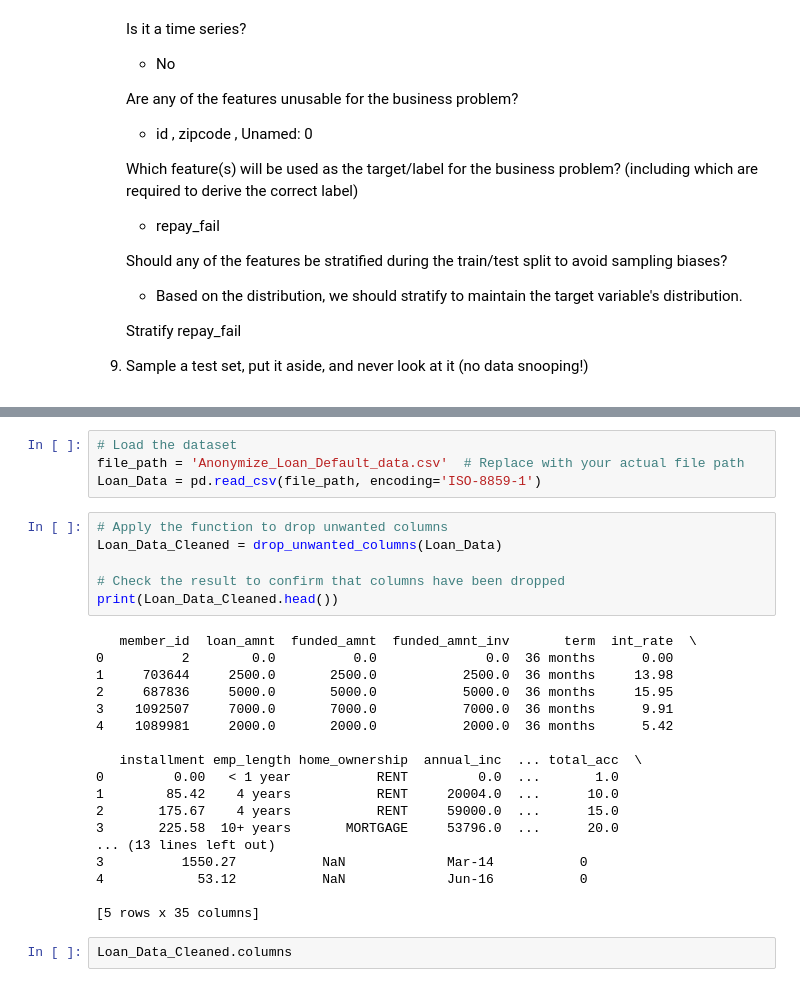
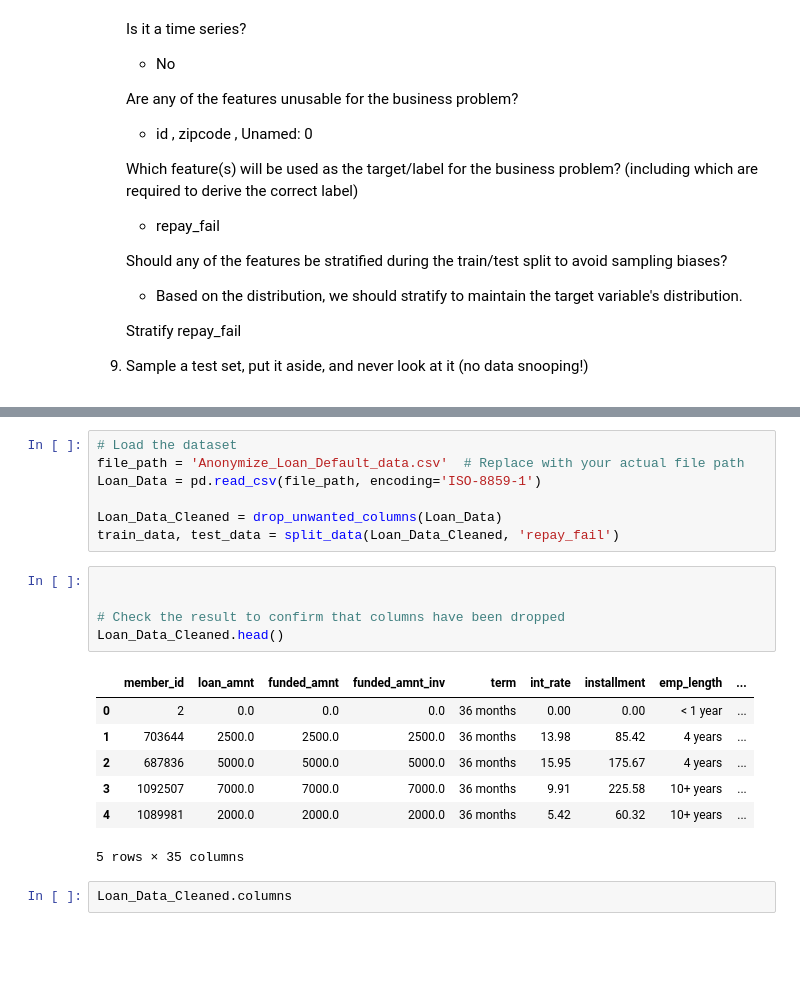
Before and after one commit to jyounes23/LoanDefaultPredictor, a Jupyter notebook: finalProject copy.ipynb, the cells around one changed output, grey strips where cells are left out. Saved outputs shown, nothing was run; the diff lists cells and outputs as text; blank space fills up the shorter version.

```diff
--- a/finalProject copy.ipynb
+++ b/finalProject copy.ipynb
@@ -112,30 +138,22 @@ def drop_unwanted_columns(dataframe):
 # Load the dataset
 file_path = 'Anonymize_Loan_Default_data.csv'  # Replace with your actual file path
 Loan_Data = pd.read_csv(file_path, encoding='ISO-8859-1')
+
+Loan_Data_Cleaned = drop_unwanted_columns(Loan_Data)
+train_data, test_data = split_data(Loan_Data_Cleaned, 'repay_fail')
 # %%
-# Apply the function to drop unwanted columns
-Loan_Data_Cleaned = drop_unwanted_columns(Loan_Data)
+
 
 # Check the result to confirm that columns have been dropped
-print(Loan_Data_Cleaned.head())
+Loan_Data_Cleaned.head()
 # %% [output]
+|  | member_id | loan_amnt | funded_amnt | funded_amnt_inv | term | int_rate | installment | emp_length | ... |
+| 0 | 2 | 0.0 | 0.0 | 0.0 | 36 months | 0.00 | 0.00 | < 1 year | ... |
+| 1 | 703644 | 2500.0 | 2500.0 | 2500.0 | 36 months | 13.98 | 85.42 | 4 years | ... |
+| 2 | 687836 | 5000.0 | 5000.0 | 5000.0 | 36 months | 15.95 | 175.67 | 4 years | ... |
+| 3 | 1092507 | 7000.0 | 7000.0 | 7000.0 | 36 months | 9.91 | 225.58 | 10+ years | ... |
+| 4 | 1089981 | 2000.0 | 2000.0 | 2000.0 | 36 months | 5.42 | 60.32 | 10+ years | ... |
-   member_id  loan_amnt  funded_amnt  funded_amnt_inv       term  int_rate  \
-0          2        0.0          0.0              0.0  36 months      0.00
-1     703644     2500.0       2500.0           2500.0  36 months     13.98
-2     687836     5000.0       5000.0           5000.0  36 months     15.95
-3    1092507     7000.0       7000.0           7000.0  36 months      9.91
-4    1089981     2000.0       2000.0           2000.0  36 months      5.42
-
-   installment emp_length home_ownership  annual_inc  ... total_acc  \
-0         0.00   < 1 year           RENT         0.0  ...       1.0
-1        85.42    4 years           RENT     20004.0  ...      10.0
-2       175.67    4 years           RENT     59000.0  ...      15.0
-3       225.58  10+ years       MORTGAGE     53796.0  ...      20.0
-... (13 lines left out)
-3          1550.27           NaN             Mar-14           0
-4            53.12           NaN             Jun-16           0
-
-[5 rows x 35 columns]
+5 rows × 35 columns
 # %%
 Loan_Data_Cleaned.columns
 # %% [output]
```
Also changed, not shown: parts of 7 cells of this notebook.
